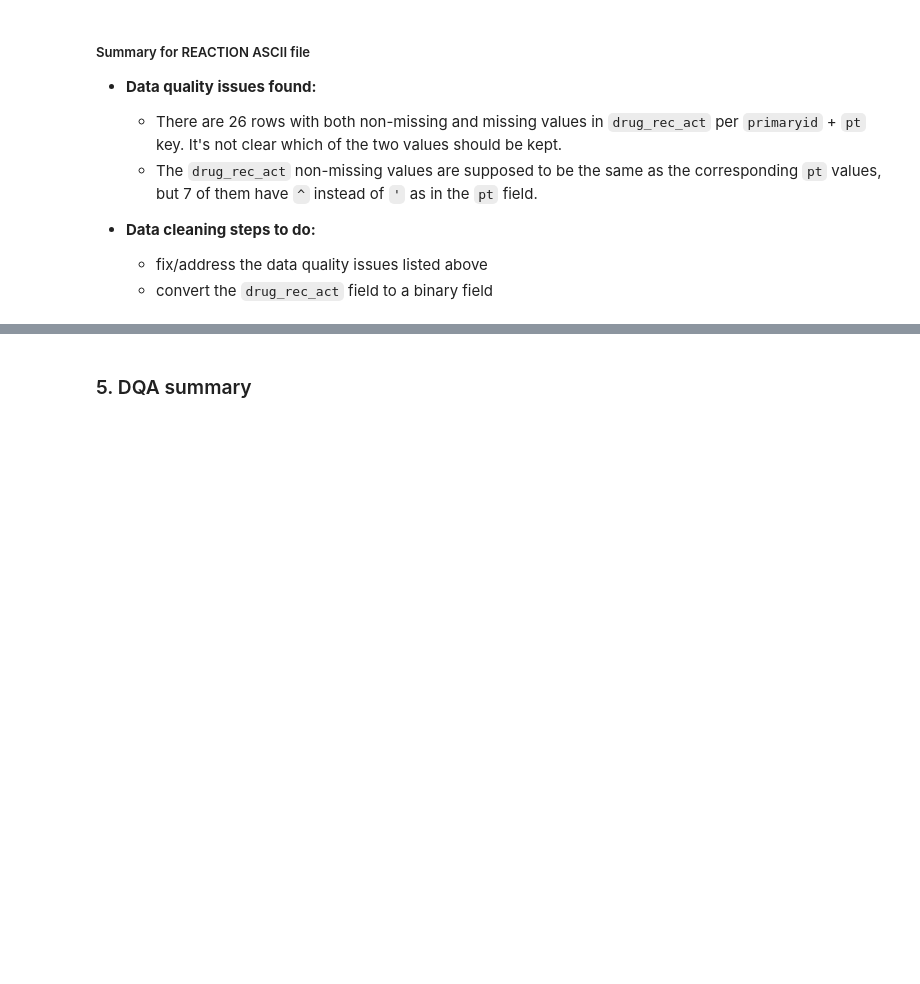
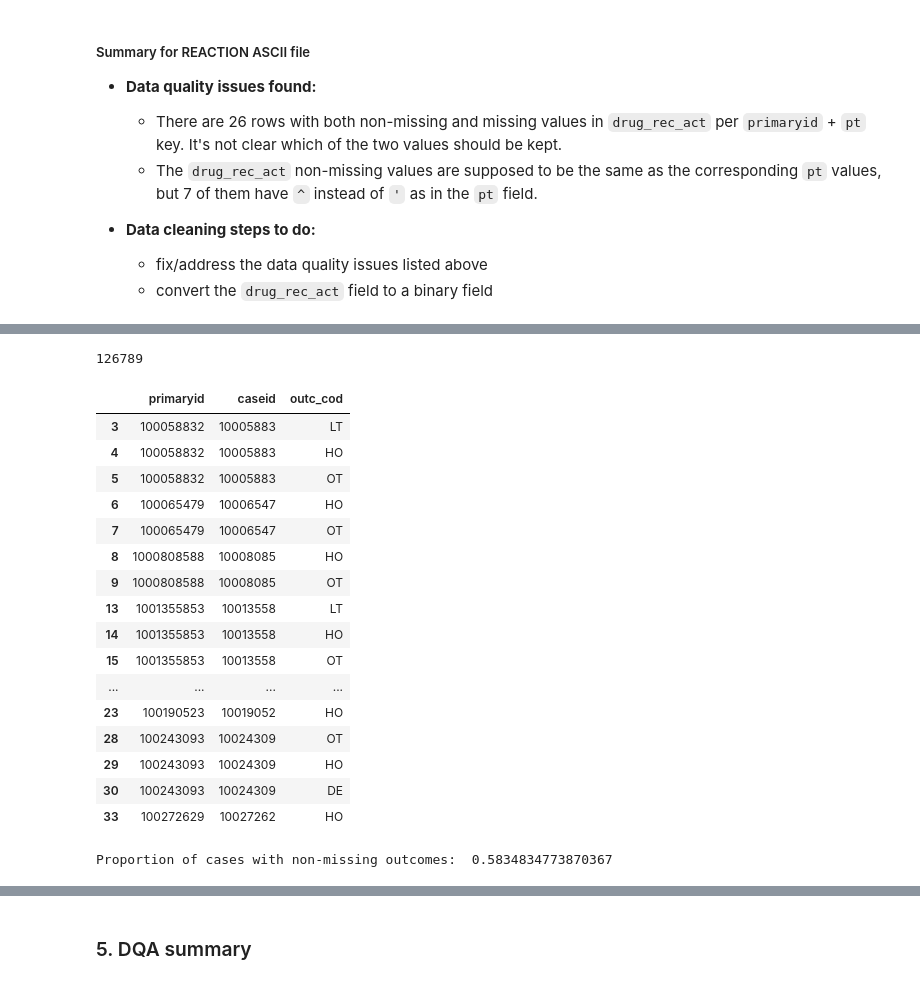
Before and after one commit to 33eyes/FAERS_graph, a Jupyter notebook: data_quality_analysis.ipynb, the cells around one changed output, grey strips where cells are left out. Drawn from its saved outputs; the diff is of its cells as text; code cells hidden in the pictures; blank space fills up the shorter version.

```diff
--- a/data_quality_analysis.ipynb
+++ b/data_quality_analysis.ipynb
@@ -2474,0 +2638,33 @@ According to the documentation for this field, it either repeats the value of `p
+# %%
+dups = outcome[outcome.duplicated(subset=["primaryid"], keep=False)]
+# %%
+len(dups)
+# %% [output]
+126789
+# %%
+dups.head(20)
+# %% [output]
+|  | primaryid | caseid | outc_cod |
+| 3 | 100058832 | 10005883 | LT |
+| 4 | 100058832 | 10005883 | HO |
+| 5 | 100058832 | 10005883 | OT |
+| 6 | 100065479 | 10006547 | HO |
+| 7 | 100065479 | 10006547 | OT |
+| 8 | 1000808588 | 10008085 | HO |
+| 9 | 1000808588 | 10008085 | OT |
+| 13 | 1001355853 | 10013558 | LT |
+| 14 | 1001355853 | 10013558 | HO |
+| 15 | 1001355853 | 10013558 | OT |
+| ... | ... | ... | ... |
+| 23 | 100190523 | 10019052 | HO |
+| 28 | 100243093 | 10024309 | OT |
+| 29 | 100243093 | 10024309 | HO |
+| 30 | 100243093 | 10024309 | DE |
+| 33 | 100272629 | 10027262 | HO |
+# %%
+num_cases = 394066
+num_cases_with_outcomes = outcome.primaryid.nunique()
+
+print("Proportion of cases with non-missing outcomes: ", num_cases_with_outcomes / num_cases)
+# %% [output]
+Proportion of cases with non-missing outcomes:  0.5834834773870367
```
Also changed, not shown: parts of 28 cells of this notebook.
